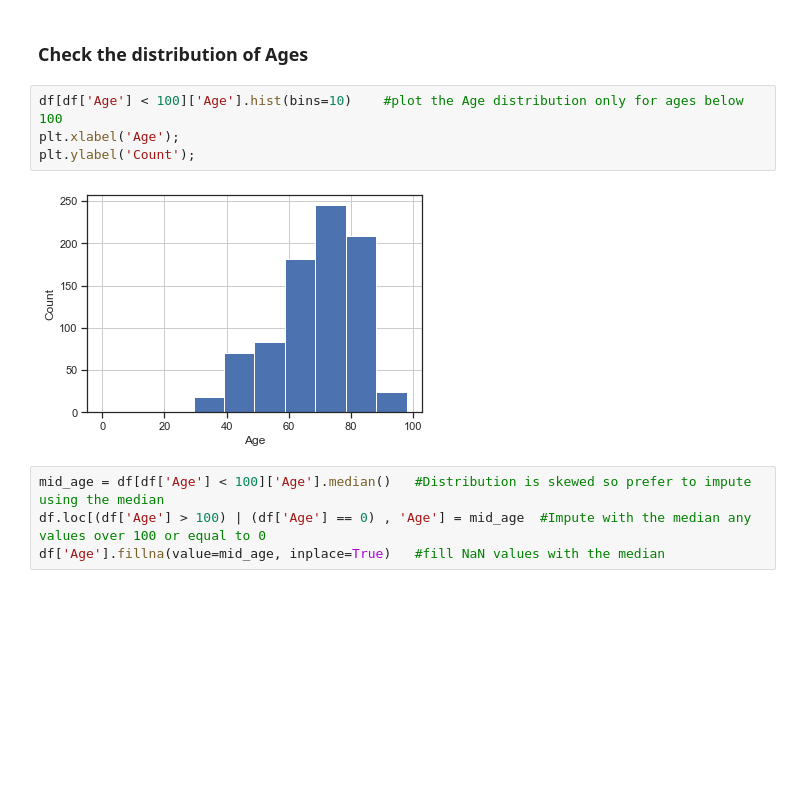
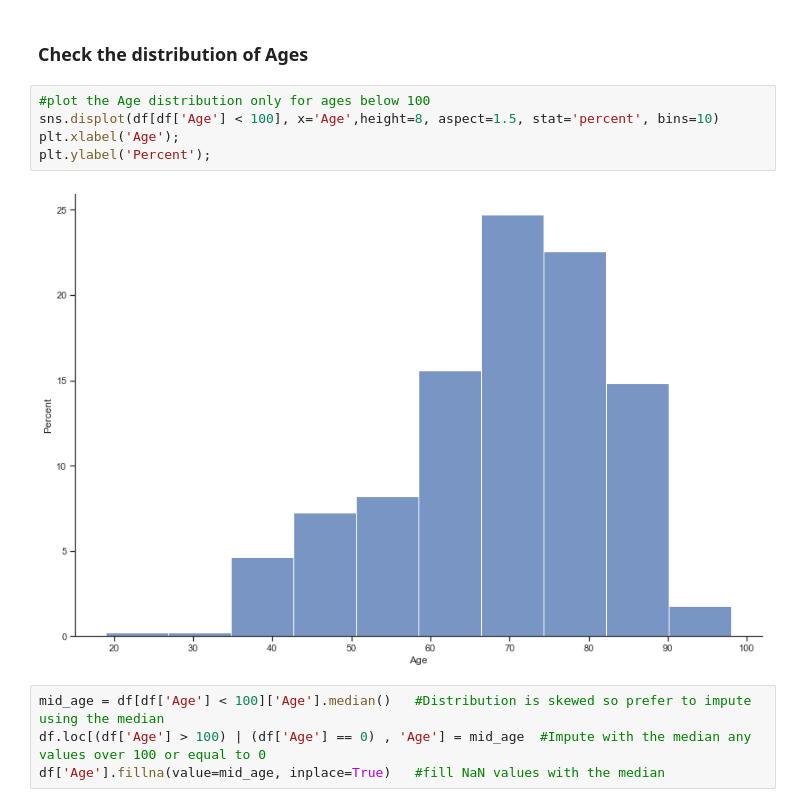
Before and after one commit to V0xP0p/BCC_Image_Classification, a Jupyter notebook: EDA.ipynb, the cells around one changed output. Drawn from its saved outputs; the diff is of its cells as text; blank space fills up the shorter version.

```diff
--- a/EDA.ipynb
+++ b/EDA.ipynb
@@ -146,11 +148,12 @@ df.columns = simplified_names
 # %% [markdown]
 ### Check the distribution of Ages
 # %%
-df[df['Age'] < 100]['Age'].hist(bins=10)    #plot the Age distribution only for ages below 100
+#plot the Age distribution only for ages below 100
+sns.displot(df[df['Age'] < 100], x='Age',height=8, aspect=1.5, stat='percent', bins=10)
 plt.xlabel('Age');
-plt.ylabel('Count');
+plt.ylabel('Percent');
 # %% [output]
-[figure, old version]
+[figure, new version]
 # %%
 mid_age = df[df['Age'] < 100]['Age'].median()   #Distribution is skewed so prefer to impute using the median
 df.loc[(df['Age'] > 100) | (df['Age'] == 0) , 'Age'] = mid_age  #Impute with the median any values over 100 or equal to 0
```
Also changed, not shown: parts of 20 cells of this notebook.
